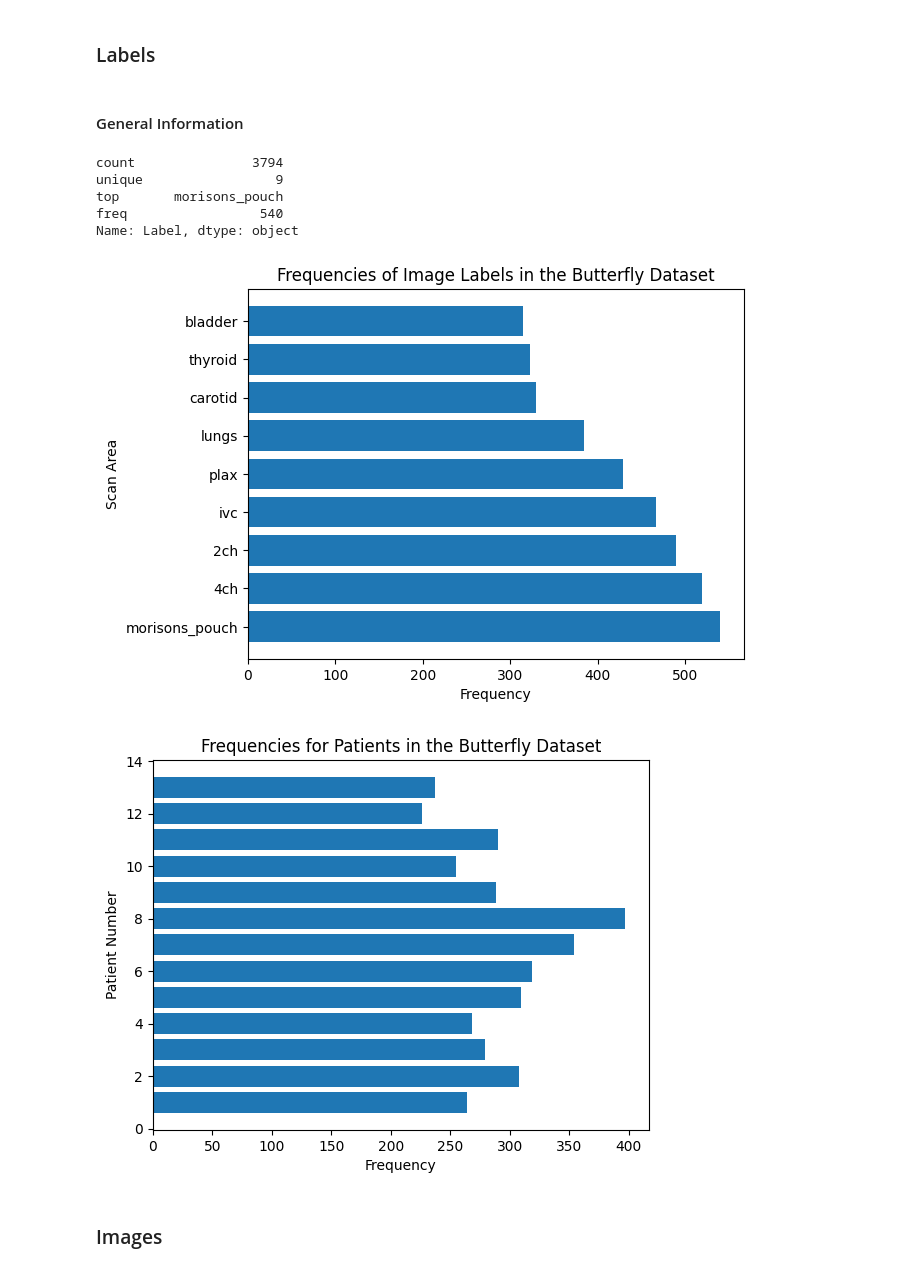
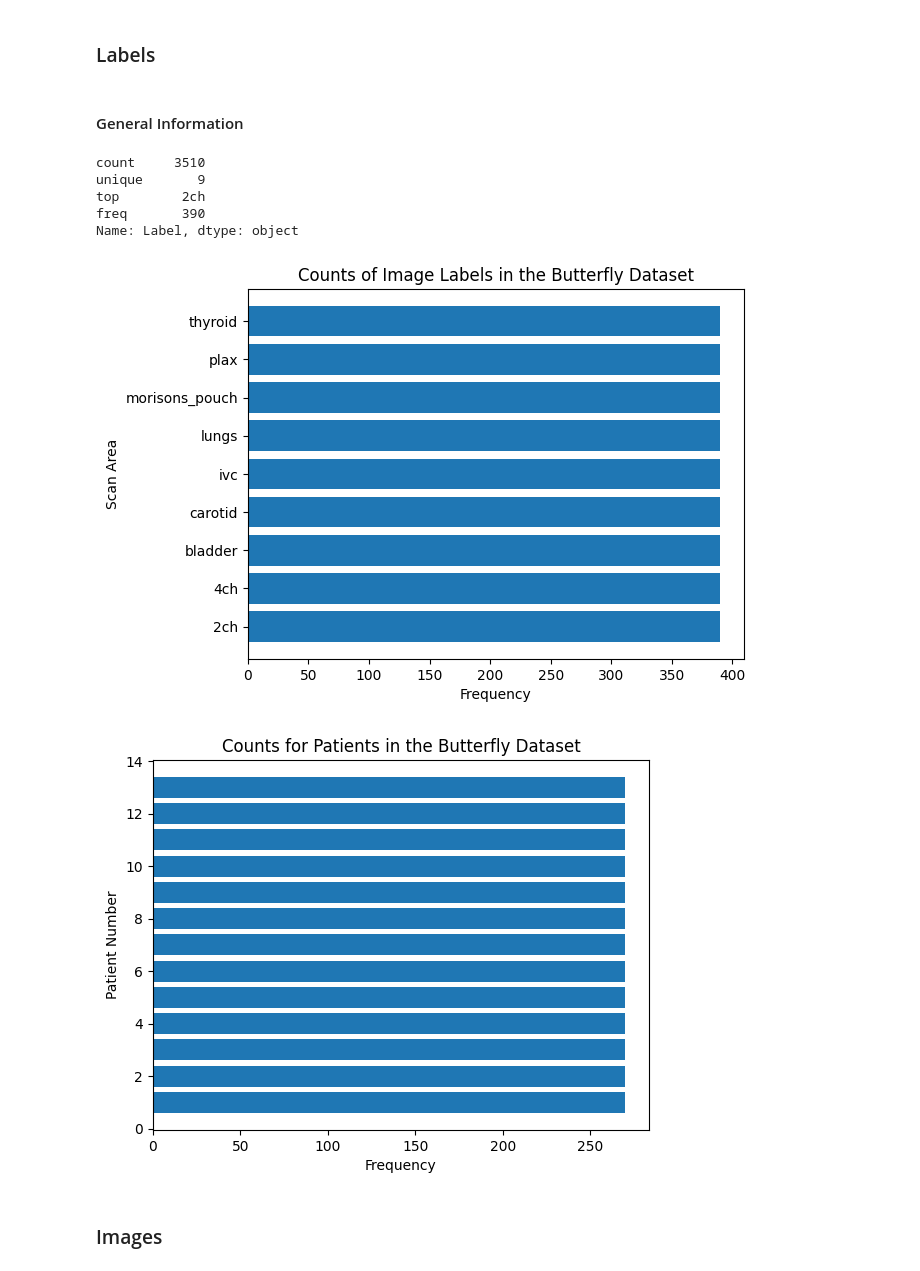
Before and after one commit to carterjandrew/STAT_5000_Final_Project, a Jupyter notebook: notebook.ipynb, the cells around one changed output. Saved outputs shown, nothing was run; the diff lists cells and outputs as text; code cells hidden in the pictures.

```diff
--- a/notebook.ipynb
+++ b/notebook.ipynb
@@ -156,9 +159,9 @@ else:
 ### Shrinking dataset size
 # %%
 if not os.path.exists(training_uri):
-    df = df.sample(frac=.2)
+    df = df.groupby(['Label', 'Patient'], group_keys=False).apply(lambda x: x.sample(30))
 if not os.path.exists(testing_uri):
-    df_test = df_test.sample(frac=.2)
+    df_test = df_test.groupby(['Label', 'Patient'], group_keys=False).apply(lambda x: x.sample(10))
 # %% [markdown]
 ### Preprocessing Image
 # %%
@@ -211,31 +214,31 @@ df.head()
 # %%
 display(Markdown("#### General Information"))
 display(df["Label"].describe())
 
 label_counts = df['Label'].value_counts()
 plt.barh(label_counts.index, label_counts.values)
 plt.ylabel('Scan Area')
 plt.xlabel('Frequency')
-plt.title("Frequencies of Image Labels in the Butterfly Dataset")
+plt.title("Counts of Image Labels in the Butterfly Dataset")
 plt.show()
 del(label_counts)
 
 patient_counts = df['Patient'].value_counts()
 plt.barh(patient_counts.index, patient_counts.values)
 plt.ylabel('Patient Number')
 plt.xlabel('Frequency')
-plt.title("Frequencies for Patients in the Butterfly Dataset")
+plt.title("Counts for Patients in the Butterfly Dataset")
 plt.show()
 del(patient_counts)
 # %% [output]
 #### General Information
-count               3794
-unique                 9
-top       morisons_pouch
-freq                 540
+count     3510
+unique       9
+top        2ch
+freq       390
 Name: Label, dtype: object
-[figure, old version]
+[figure, new version]
-[figure, old version]
+[figure, new version]
 # %% [markdown]
 ### Images
 # %%
```
Also changed, not shown: parts of 18 cells of this notebook.
